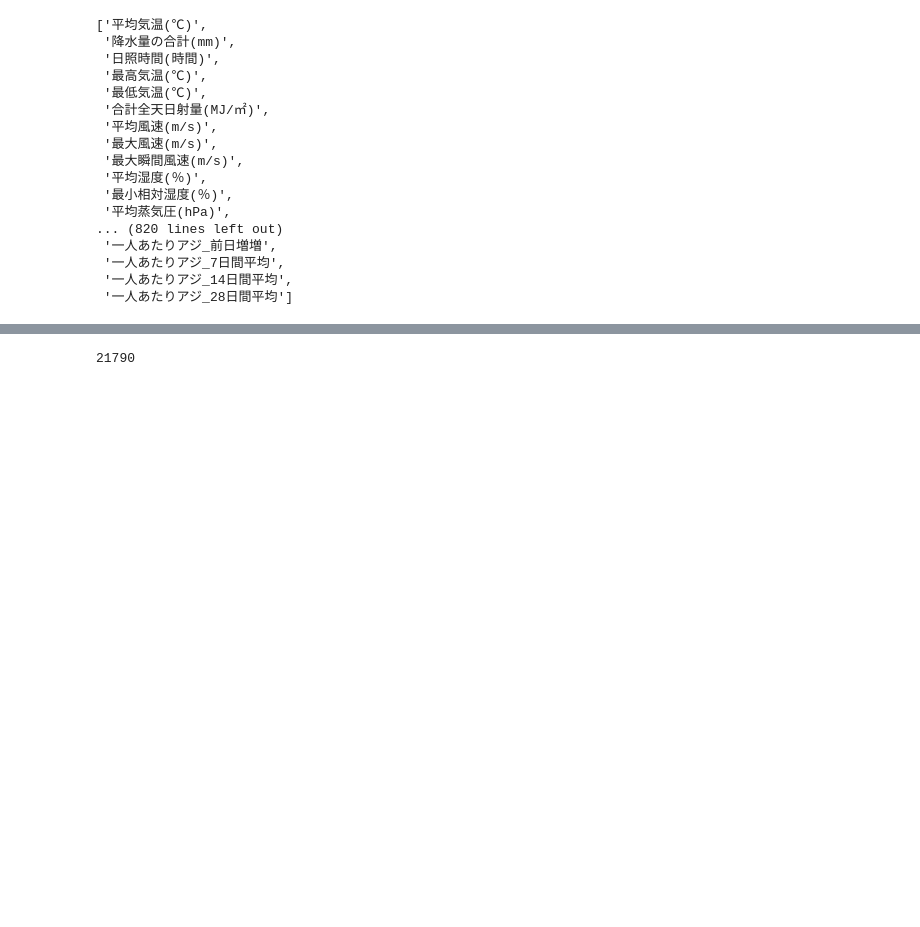
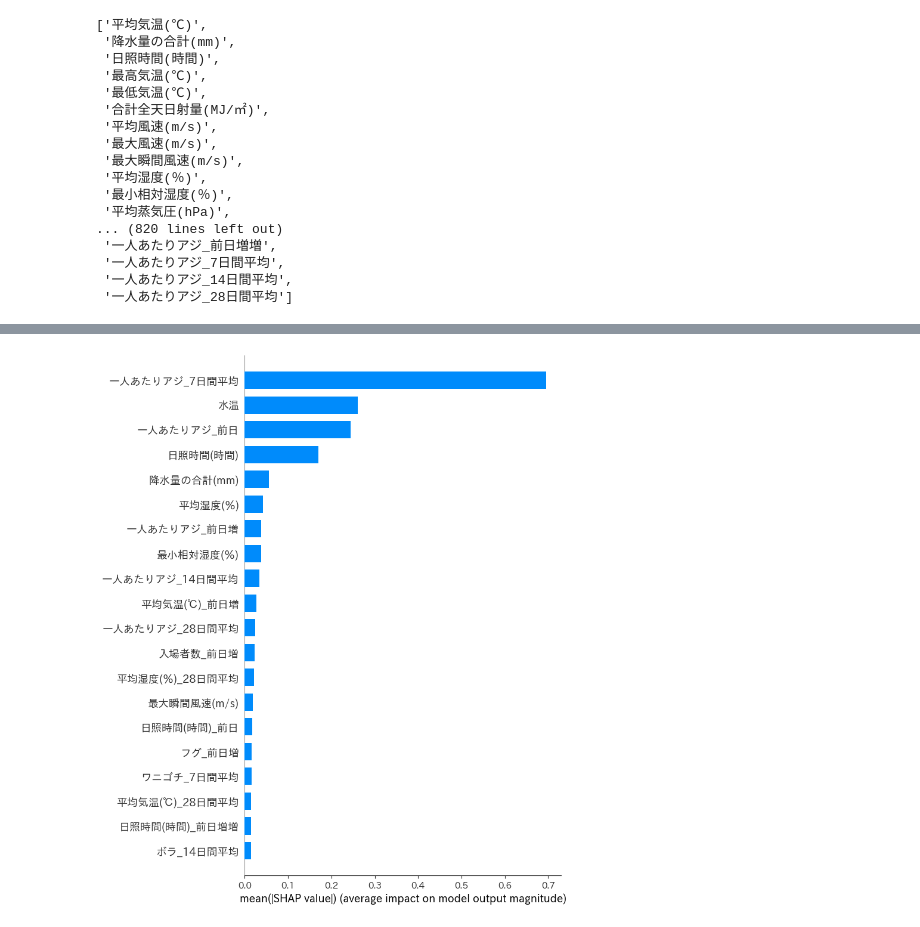
Before and after one commit to aoda2/shap_example, a Jupyter notebook: shap_アジ.ipynb, the cells around one changed output, grey strips where cells are left out. Cells and saved outputs as stored; diff of their text form; code cells hidden in the pictures; blank space fills up the shorter version.

Commit message:
shap for regressor

```diff
--- a/shap_アジ.ipynb
+++ b/shap_アジ.ipynb
@@ -113,11 +66,0 @@ shap.summary_plot(female_shap_values[1], female_X)
-# %%
-len(male_X)
-# %% [output]
-21790
-# %%
-# create shap explainer
-explainer = shap.TreeExplainer(model)
-# 今度は男女別じゃなくて全データ
-shap_values = explainer.shap_values(X)
-
-shap.dependence_plot("Sex", shap_values[1], X, display_features=X_display)
@@ -126,0 +67,4 @@ shap.dependence_plot("Age", shap_values[1], X, display_features=X_display, inter
+# %%
+shap.summary_plot(shap_values, X, plot_type="bar")
+# %% [output]
+[figure, added]
```
Also changed, not shown: parts of 17 cells of this notebook.
